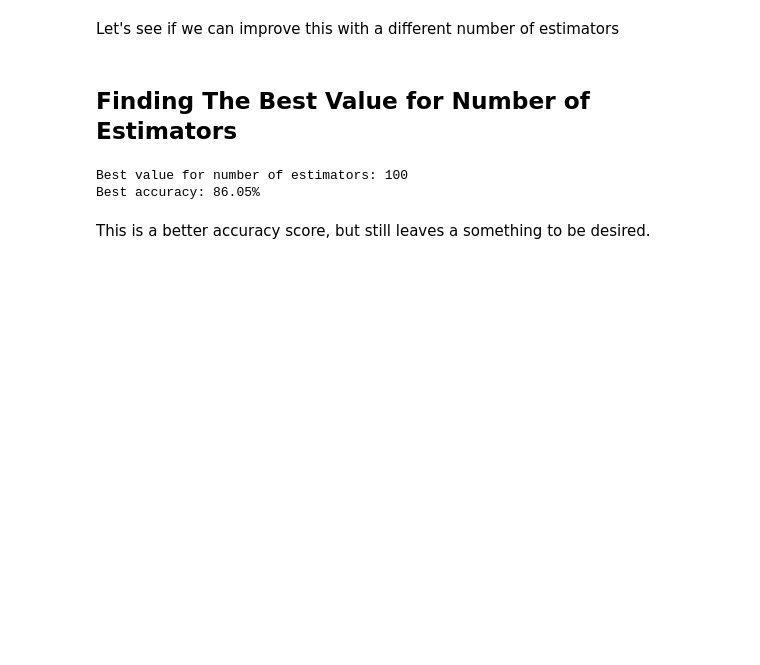
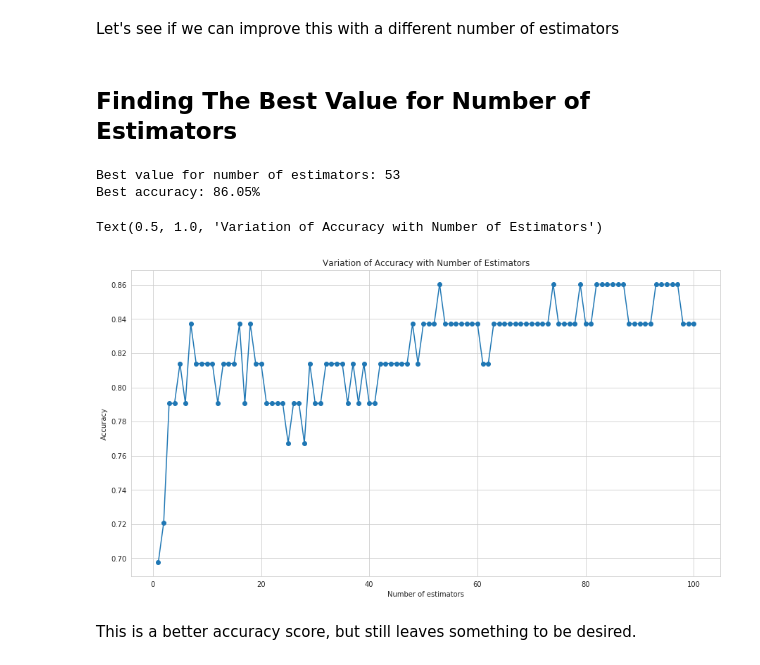
Before and after one commit to coderford/jupyter-notebooks, a Jupyter notebook: glass_identification/glass_prediction_rf.ipynb, the cells around one changed output. Saved outputs shown, nothing was run; the diff lists cells and outputs as text; code cells hidden in the pictures; blank space fills up the shorter version.

```diff
--- a/glass_identification/glass_prediction_rf.ipynb
+++ b/glass_identification/glass_prediction_rf.ipynb
@@ -187,22 +188,35 @@ Let's see if we can improve this with a different number of estimators
 # %%
 ## We'll check in range 1 to 100
 
 best_val = -1
 best_acc = 0
+vals = []
+accuracies = []
 
 for e in range(1, 101):
     rfc = RandomForestClassifier(n_estimators = e, random_state = 42)
     rfc.fit(X_train, y_train)
     y_pred = rfc.predict(X_test)
     acc = accuracy_score(y_test, y_pred)
     if acc > best_acc:
         best_acc = acc
         best_val = e
+    vals.append(e)
+    accuracies.append(acc)
 
-print('Best value for number of estimators:', e)
+print('Best value for number of estimators:', best_val)
 print('Best accuracy: ', '%.2f'%(100*best_acc), '%', sep='')
+
+# let's also plot the variation in accuracy:
+plt.figure(figsize=(15, 8))
+plt.plot(vals, accuracies, marker='o')
+plt.xlabel('Number of estimators')
+plt.ylabel('Accuracy')
+plt.title('Variation of Accuracy with Number of Estimators')
 # %% [output]
-Best value for number of estimators: 100
+Best value for number of estimators: 53
 Best accuracy: 86.05%
+Text(0.5, 1.0, 'Variation of Accuracy with Number of Estimators')
+[figure, added]
 # %% [markdown]
-This is a better accuracy score, but still leaves a something to be desired.
+This is a better accuracy score, but still leaves something to be desired.
```
Also changed, not shown: parts of 2 cells of this notebook.
